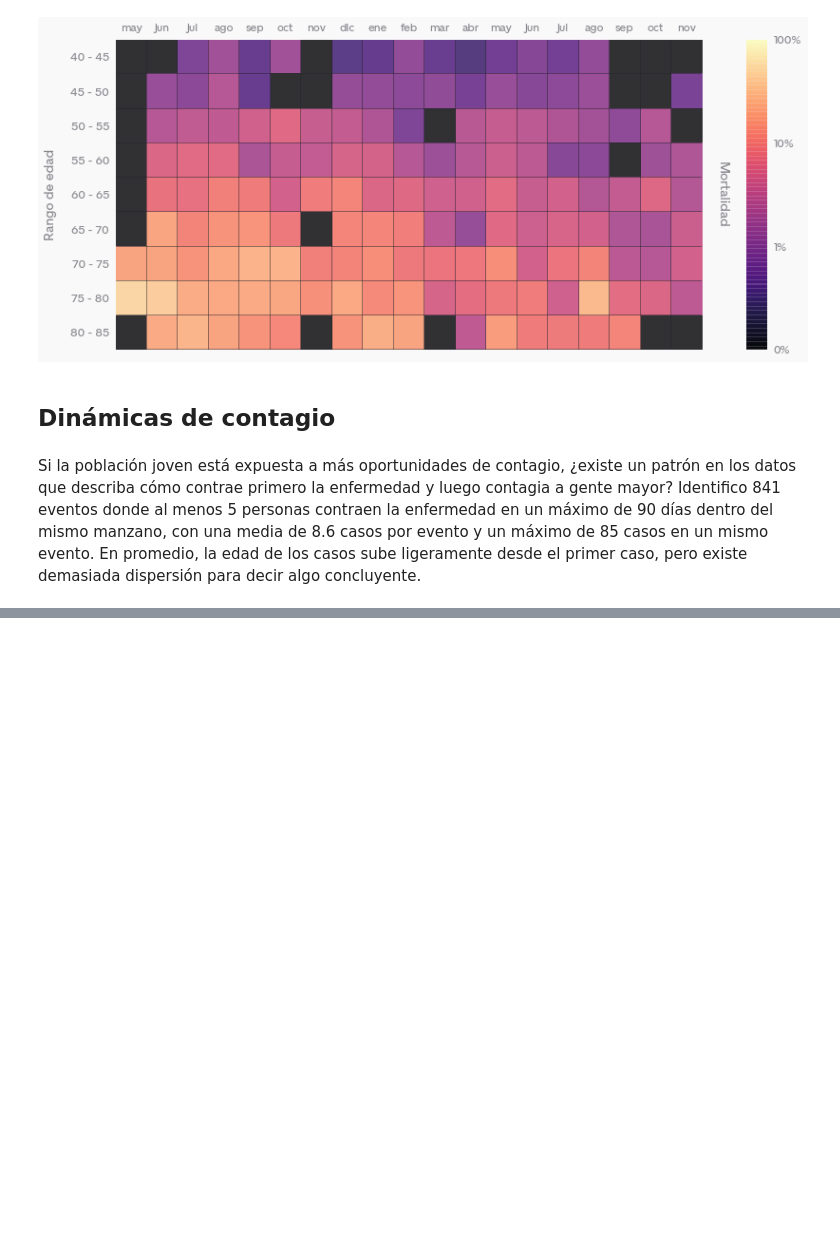
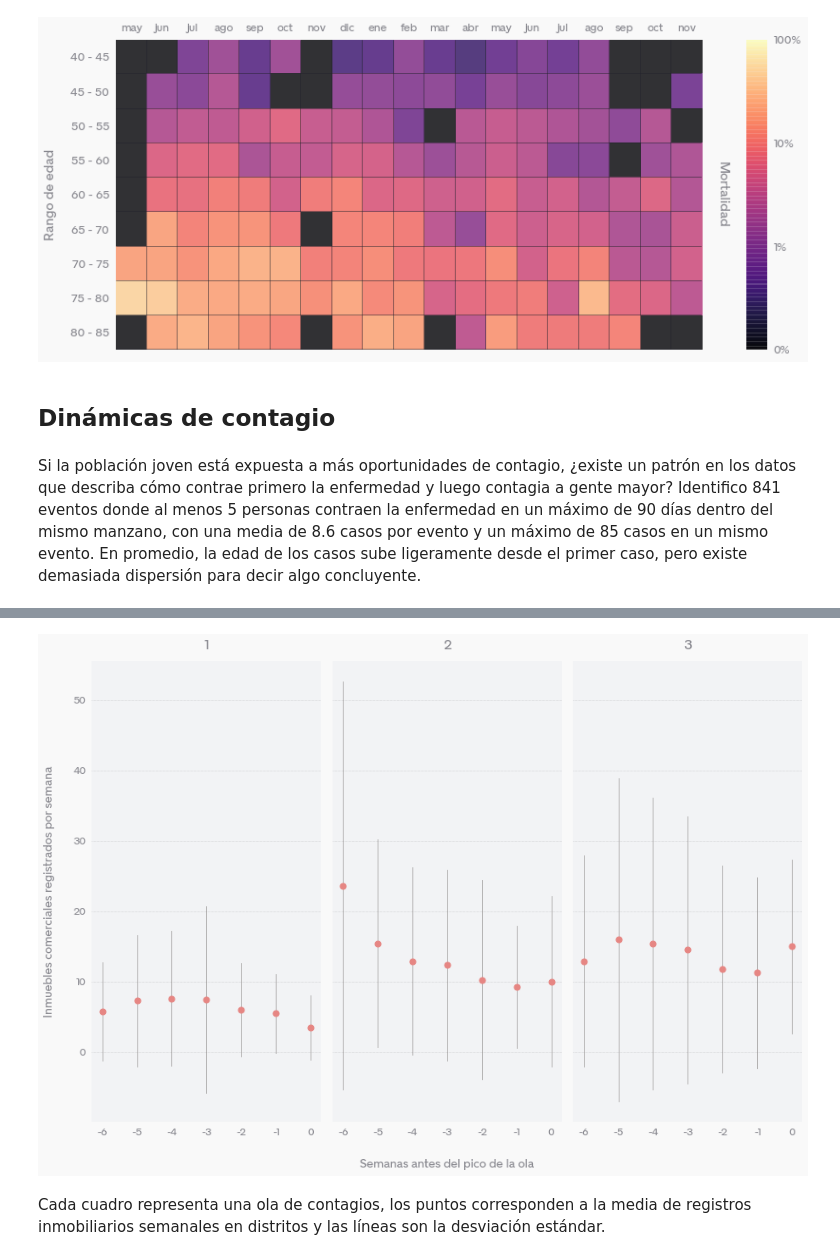
Before and after one commit to mauforonda/notas, a Jupyter notebook: covid19_en_lapaz.ipynb, the cells around one changed output, grey strips where cells are left out. Cells and saved outputs as stored; diff of their text form; code cells hidden in the pictures; blank space fills up the shorter version.

```diff
--- a/covid19_en_lapaz.ipynb
+++ b/covid19_en_lapaz.ipynb
@@ -145,0 +177,48 @@ plot_edad_por_orden(eventos)
+# %%
+def plot_waves():
+
+    lincolor = '#88888f'
+
+    waves = {
+        1: {'start': '2020-04-01', 'end': '2020-11-01'},
+        2: {'start': '2020-11-01', 'end': '2021-04-01'},
+        3: {'start': '2021-04-01', 'end': '2021-10-01'},
+    }
+
+    f, axs = plt.subplots(1,3,figsize=(15,10), sharey=True)
+    plt.subplots_adjust(wspace=.05)
+
+    for ax, wave in zip(axs, range(1,4)):
+
+        wave_start = waves[wave]['start']
+        wave_end = waves[wave]['end']
+
+        dfi = []
+        for distrito in range(1,23):
+            pico = casos.loc[wave_start:wave_end, distrito].sort_values().tail(1).index
+            start = casos.index[list(casos.index).index(pico) - 6]
+            dfi.append(inmuebles.loc[start:pico.date[0], distrito].reset_index(drop=True))
+
+        dfi = pd.concat(dfi, axis=1)
+        dfi = pd.concat([dfi.mean(axis=1), dfi.std(axis=1)], axis=1)
+        dfi.columns = ['media', 'desviacion']
+
+        for i, row in dfi.iterrows():
+            ax.plot([i] * 2, [row.media - row.desviacion, row.media + row.desviacion], color='#adaaaa', linewidth=.9, zorder=1)
+
+        ax.scatter(dfi.index, dfi.media, color='#e68683', s=50, zorder=2)
+        ax.grid(axis='y')
+        ax.xaxis.set_major_locator(ticker.FixedLocator(list(range(7))))
+        ax.xaxis.set_major_formatter(ticker.FixedFormatter([-6 + i for i in range(7)]))
+
+        ax.tick_params(labelcolor=lincolor)
+        ax.annotate(wave, xy=(.5, 1.02), xycoords='axes fraction', color=lincolor, ha='center', va='bottom', fontsize=16)
+
+    axs[0].annotate('Inmuebles comerciales registrados por semana', xy=(-.16, .5), xycoords='axes fraction', ha='right', va='center', fontsize=14, color=lincolor, rotation=90)
+    axs[1].annotate('Semanas antes del pico de la ola', xy=(.5, -.08), xycoords='axes fraction', ha='center', va='top', fontsize=14, color=lincolor)
+# %%
+plot_waves()
+# %% [output]
+[figure, added]
+# %% [markdown]
+Cada cuadro representa una ola de contagios, los puntos corresponden a la media de registros inmobiliarios semanales en distritos y las líneas son la desviación estándar.
```
Also changed, not shown: parts of 7 cells of this notebook, 1 other file.
